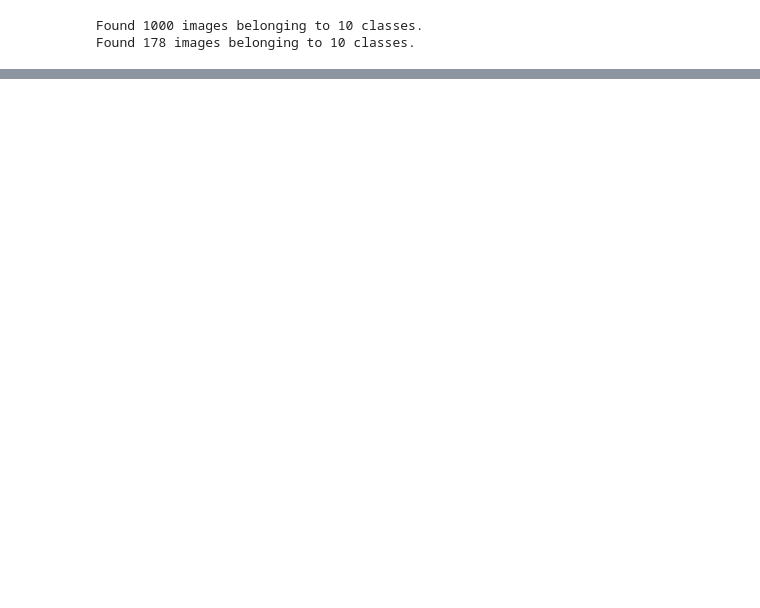
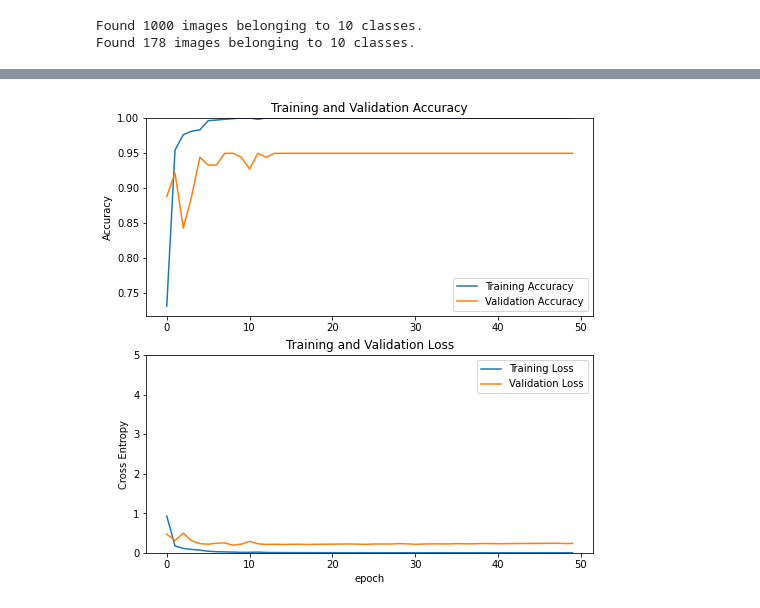
Before and after one commit to revantteotia/gurumukhi-digit-classification, a Jupyter notebook: gur_digit_classification.ipynb, the cells around one changed output, grey strips where cells are left out. Cells and saved outputs as stored; diff of their text form; code cells hidden in the pictures; blank space fills up the shorter version.

```diff
--- a/gur_digit_classification.ipynb
+++ b/gur_digit_classification.ipynb
@@ -69,0 +184,18 @@ shape of a batch given by image data generator : (32, 32, 32)
+# %%
+# Trying NN with 1 hidden layer
+
+def create_1_hidden_layer_NN():
+    model = tf.keras.models.Sequential([
+        layers.Flatten(input_shape = IMAGE_SHAPE),
+        layers.Dense(256, activation='relu'),
+        layers.Dense(NUM_OF_CLASSES, activation='softmax')
+    ])
+
+    model.compile(optimizer='adam',
+                loss='sparse_categorical_crossentropy',
+                metrics=['accuracy'])
+
+    return model
+# %%
+one_hidden_layer_NN = create_1_hidden_layer_NN()
+one_hidden_layer_NN.summary()
@@ -69,0 +217,14 @@ shape of a batch given by image data generator : (32, 32, 32)
+# %%
+# training
+
+one_hidden_layer_NN_checkpoint_filepath = 'one_hidden_layer_NN/checkpoint/'
+one_hidden_layer_NN_checkpoint_callback = tf.keras.callbacks.ModelCheckpoint(
+    filepath=one_hidden_layer_NN_checkpoint_filepath,
+    save_weights_only=True,
+    monitor='val_accuracy',
+    mode='max',
+    save_best_only=True)
+
+one_hidden_layer_NN_history = one_hidden_layer_NN.fit(train_data_gen, epochs=50,
+                    validation_data=val_data_gen,
+                    callbacks=[one_hidden_layer_NN_checkpoint_callback])
@@ -69,0 +249,4 @@ shape of a batch given by image data generator : (32, 32, 32)
+# %%
+plot_loss_accuracy(one_hidden_layer_NN_history)
+# %% [output]
+[figure, added]
```
Also changed, not shown: parts of 14 cells of this notebook.
